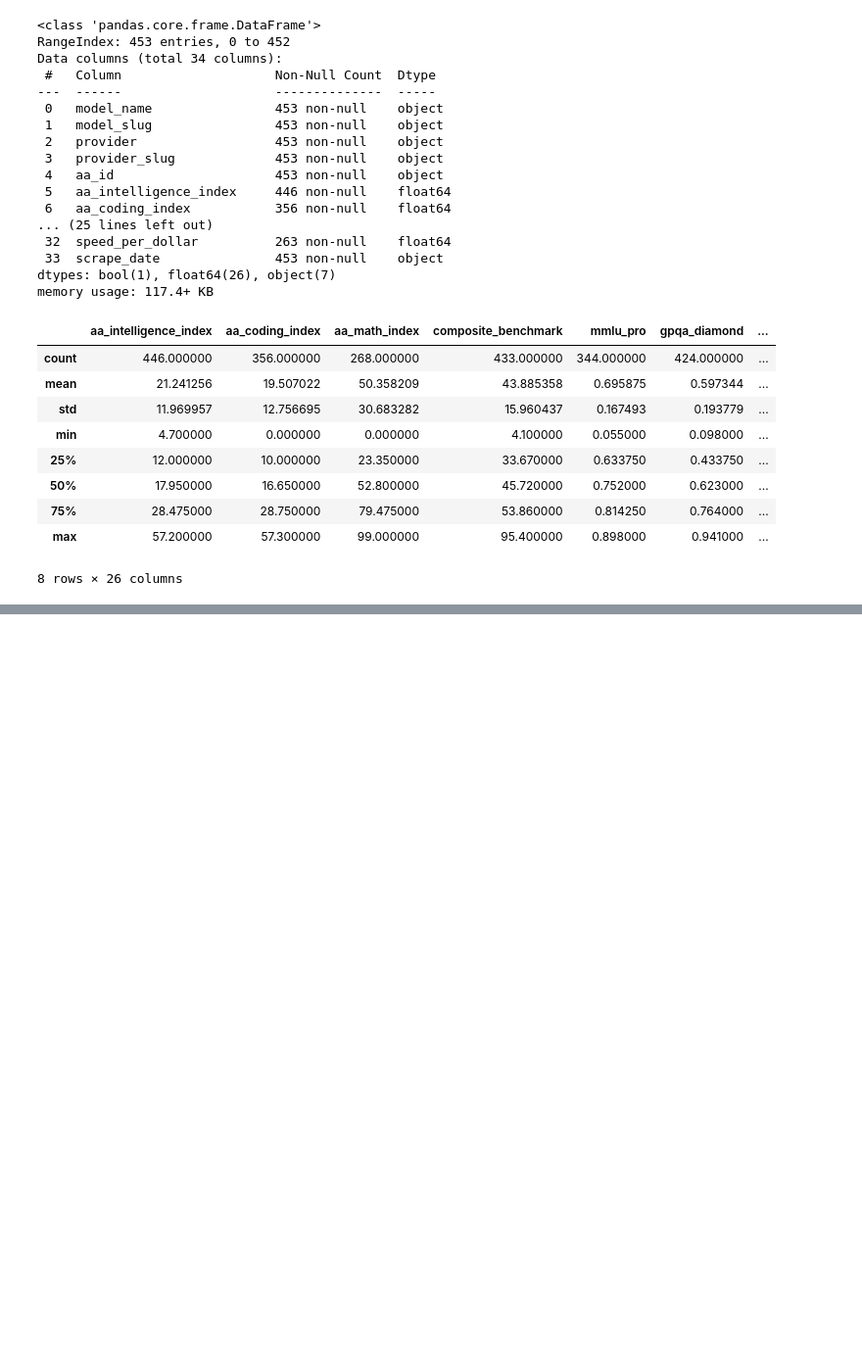
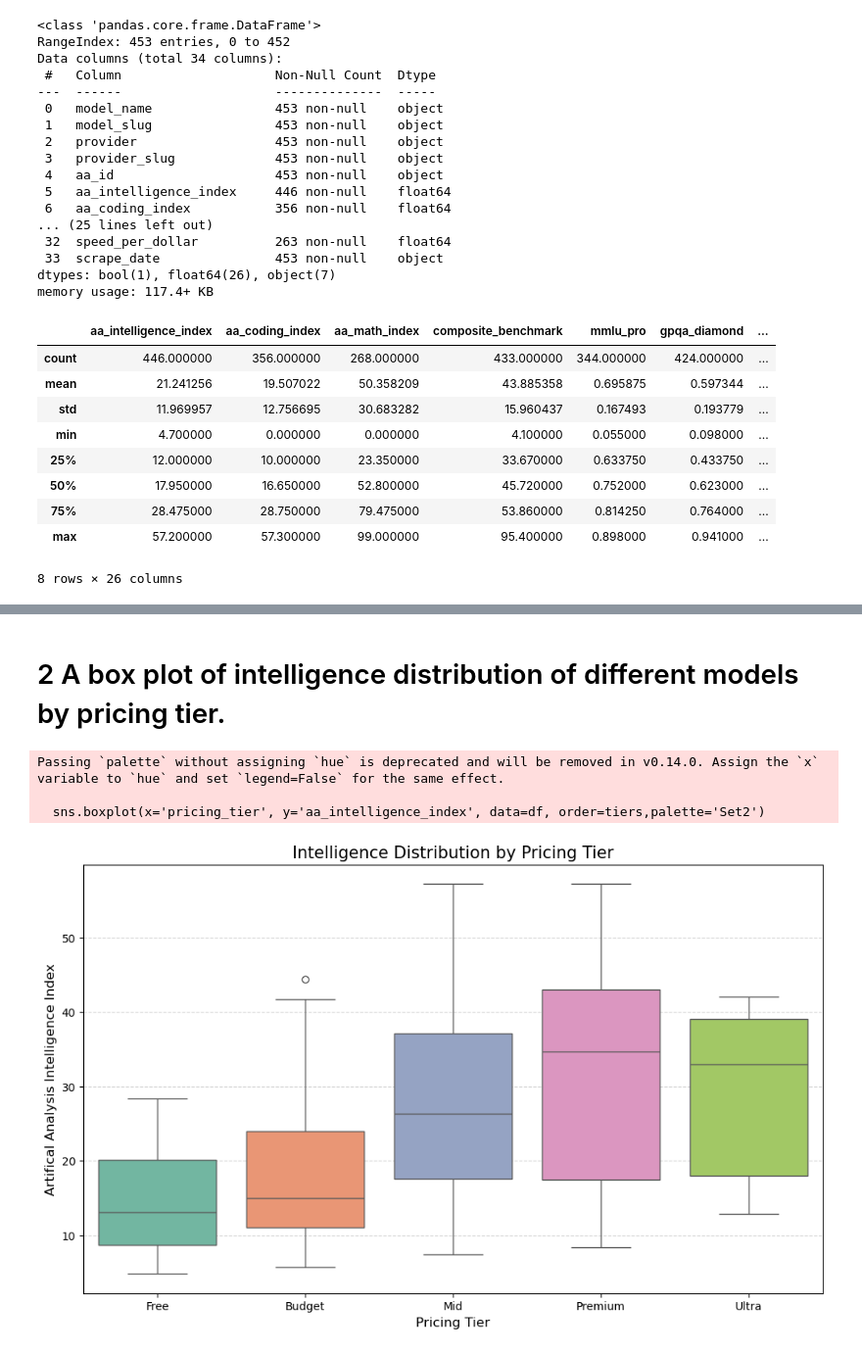
Before and after one commit to Dylan-Toriello/CS482Project, a Jupyter notebook: CS482_Project_data_cleaning.ipynb, the cells around one changed output, grey strips where cells are left out. Shown at 98% size. Drawn from its saved outputs; the diff is of its cells as text; code cells hidden in the pictures; blank space fills up the shorter version.

Commit message:
added boxplots and cleaned data some more

```diff
--- a/CS482_Project_data_cleaning.ipynb
+++ b/CS482_Project_data_cleaning.ipynb
@@ -78,0 +145,19 @@ df['scrape_date'] = pd.to_datetime(df['scrape_date'])
+# %% [markdown]
+# 2 A box plot of intelligence distribution of different models by pricing tier.
+# %%
+tiers = ['Free', 'Budget', 'Mid', 'Premium', 'Ultra']
+
+plt.figure(figsize=(12,7))
+sns.boxplot(x='pricing_tier', y='aa_intelligence_index', data=df, order=tiers,palette='Set2')
+
+plt.title('Intelligence Distribution by Pricing Tier', fontsize=15)
+plt.xlabel('Pricing Tier', fontsize=12)
+plt.ylabel('Artifical Analysis Intelligence Index', fontsize=12)
+plt.grid(axis='y', linestyle='--', alpha=0.5)
+
+plt.show()
+# %% [output]
+Passing `palette` without assigning `hue` is deprecated and will be removed in v0.14.0. Assign the `x` variable to `hue` and set `legend=False` for the same effect.
+
+  sns.boxplot(x='pricing_tier', y='aa_intelligence_index', data=df, order=tiers,palette='Set2')
+[figure, added]
```
Also changed, not shown: parts of 6 cells of this notebook.
